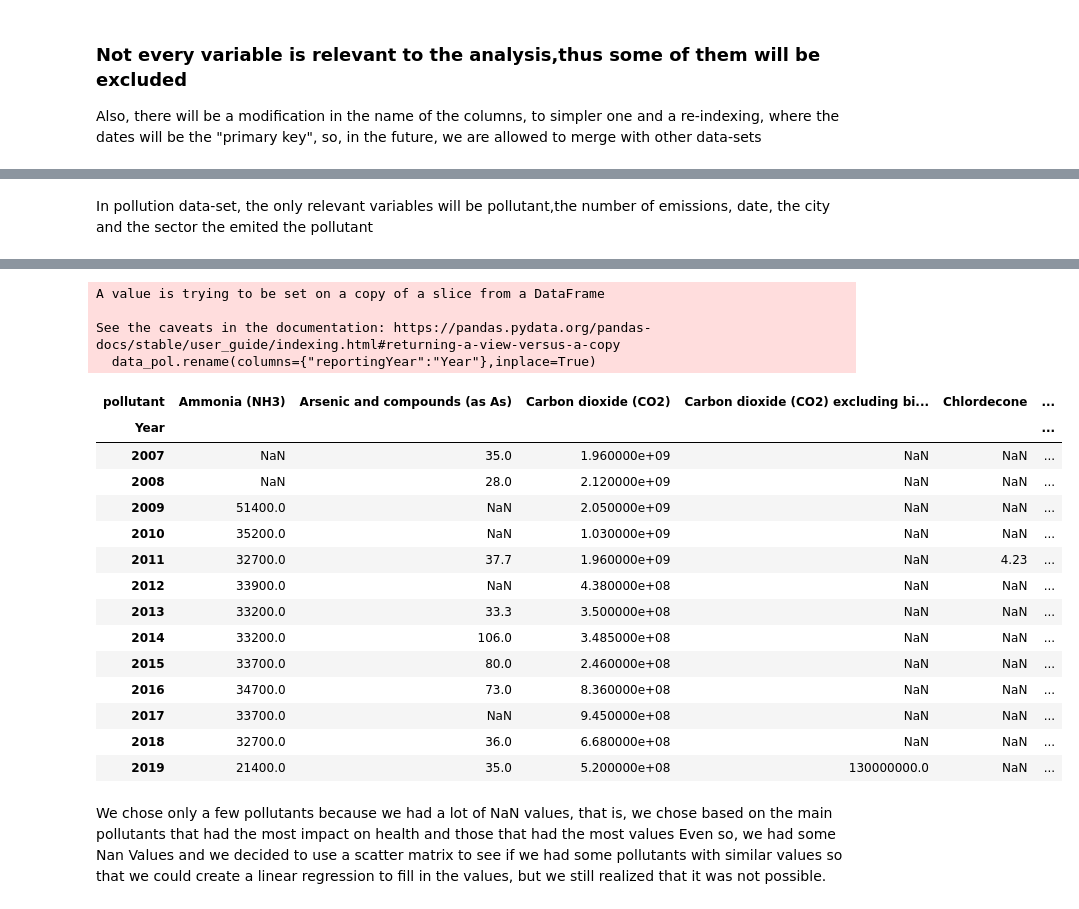
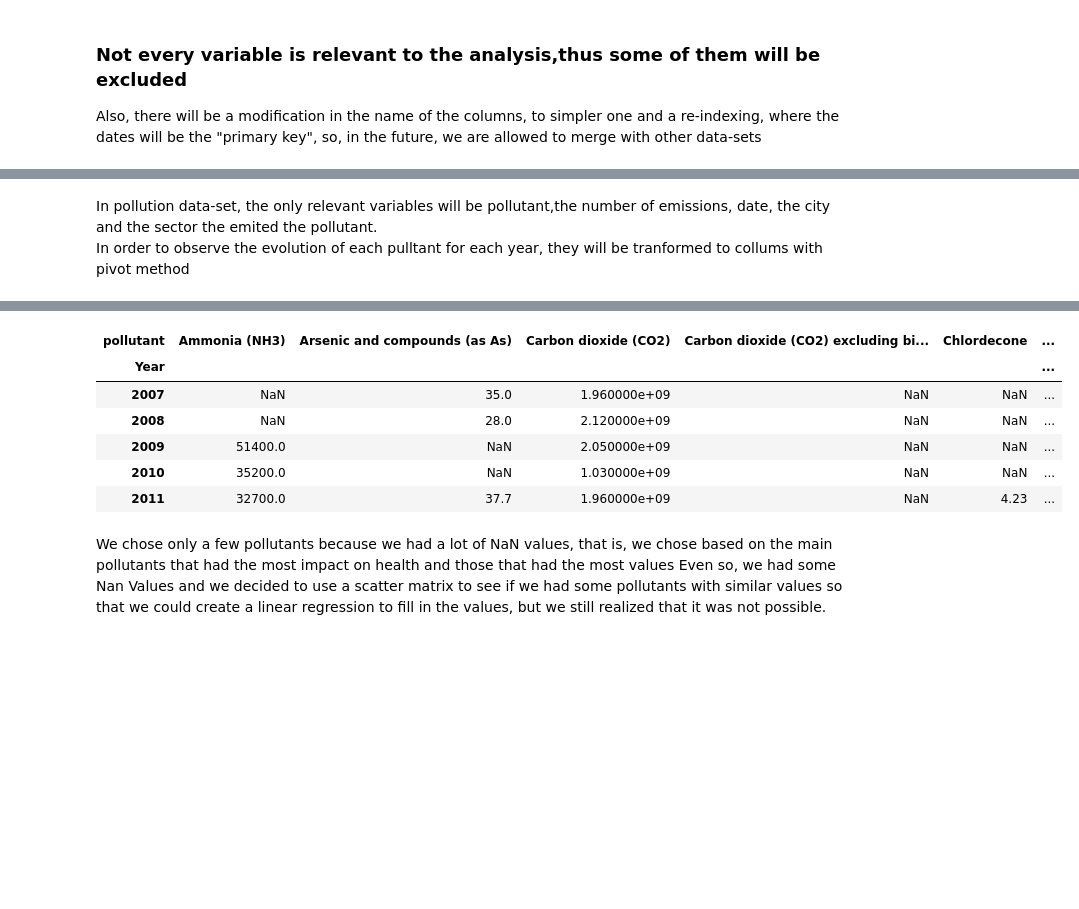
Before and after one commit to GuilhermeCasal/DataManagementFCD, a Jupyter notebook: env_analisys1.ipynb, the cells around one changed output, grey strips where cells are left out. Drawn from its saved outputs; the diff is of its cells as text; code cells hidden in the pictures; blank space fills up the shorter version.

```diff
--- a/env_analisys1.ipynb
+++ b/env_analisys1.ipynb
@@ -216,5 +189,6 @@ data_air
 # %% [markdown]
-In pollution data-set, the only relevant variables will be pollutant,the number of emissions, date, the city and the sector the emited the pollutant
+In pollution data-set, the only relevant variables will be pollutant,the number of emissions, date, the city and the sector the emited the pollutant.
+In order to observe the evolution of each pulltant for each year, they will be tranformed to collums with pivot method
 # %%
 data_pol.head()
 # %% [output]
@@ -227,29 +201,17 @@ data_pol.head()
 # %%
 data_pol = data_pol[["pollutant","emissions","reportingYear"]]
 data_pol.rename(columns={"reportingYear":"Year"},inplace=True)
 data_pol = data_pol.groupby(["Year","pollutant"])["emissions"].mean().reset_index().rename(columns={"emissions":"emissions"})
 data_pol = data_pol.pivot(index='Year', columns='pollutant', values='emissions')
-data_pol.head(20)
+data_pol.head()
 # %% [output]
-A value is trying to be set on a copy of a slice from a DataFrame
-
-See the caveats in the documentation: https://pandas.pydata.org/pandas-docs/stable/user_guide/indexing.html#returning-a-view-versus-a-copy
-  data_pol.rename(columns={"reportingYear":"Year"},inplace=True)
 | pollutant | Ammonia (NH3) | Arsenic and compounds (as As) | Carbon dioxide (CO2) | Carbon dioxide (CO2) excluding bi... | Chlordecone | ... |
 | Year |  |  |  |  |  | ... |
 | 2007 | NaN | 35.0 | 1.960000e+09 | NaN | NaN | ... |
 | 2008 | NaN | 28.0 | 2.120000e+09 | NaN | NaN | ... |
 | 2009 | 51400.0 | NaN | 2.050000e+09 | NaN | NaN | ... |
 | 2010 | 35200.0 | NaN | 1.030000e+09 | NaN | NaN | ... |
 | 2011 | 32700.0 | 37.7 | 1.960000e+09 | NaN | 4.23 | ... |
-| 2012 | 33900.0 | NaN | 4.380000e+08 | NaN | NaN | ... |
-| 2013 | 33200.0 | 33.3 | 3.500000e+08 | NaN | NaN | ... |
-| 2014 | 33200.0 | 106.0 | 3.485000e+08 | NaN | NaN | ... |
-| 2015 | 33700.0 | 80.0 | 2.460000e+08 | NaN | NaN | ... |
-| 2016 | 34700.0 | 73.0 | 8.360000e+08 | NaN | NaN | ... |
-| 2017 | 33700.0 | NaN | 9.450000e+08 | NaN | NaN | ... |
-| 2018 | 32700.0 | 36.0 | 6.680000e+08 | NaN | NaN | ... |
-| 2019 | 21400.0 | 35.0 | 5.200000e+08 | 130000000.0 | NaN | ... |
 # %% [markdown]
 We chose only a few pollutants because we had a lot of NaN values, that is, we chose based on the main pollutants that had the most impact on health and those that had the most values
 Even so, we had some Nan Values and we decided to use a scatter matrix to see if we had some pollutants with similar values so that we could create a linear regression to fill in the values, but we still realized that it was not possible.
```
Also changed, not shown: parts of 23 cells of this notebook.
